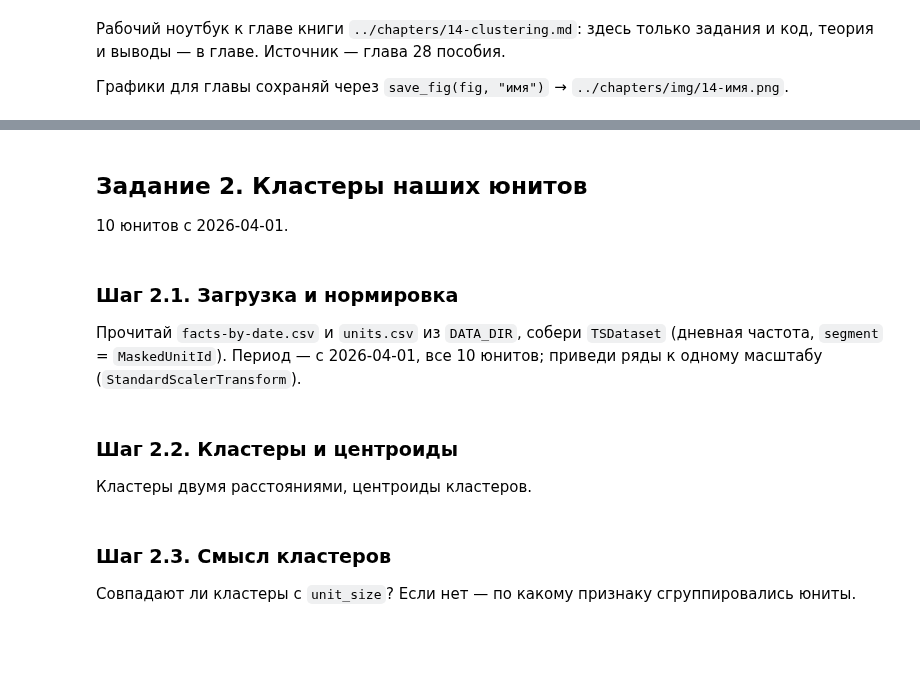
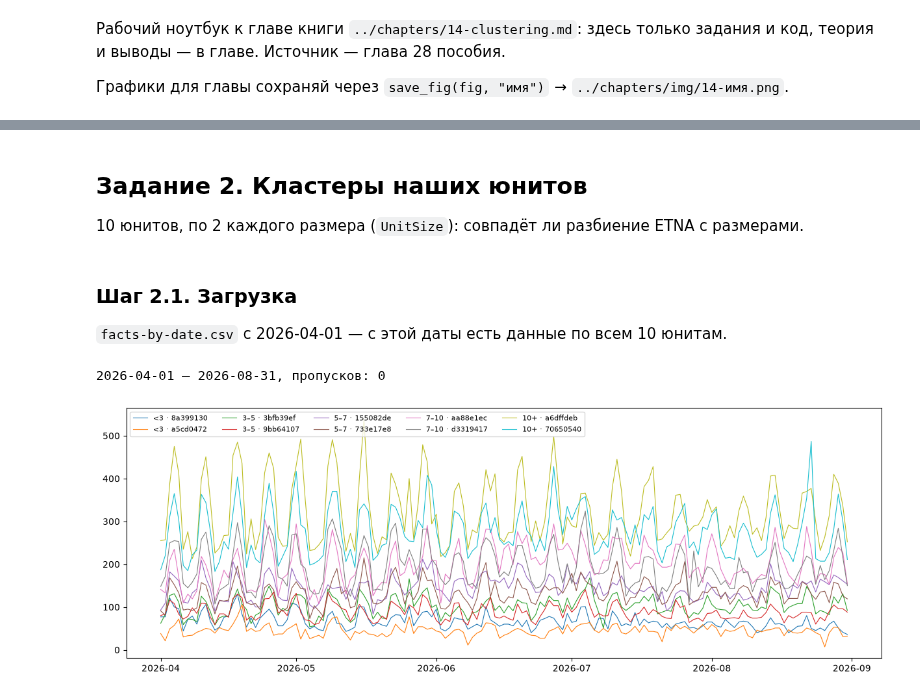
Before and after one commit to skv-analyst/study-data-analytics, a Jupyter notebook: 05-etna/notebooks/14-clustering.ipynb, the cells around one changed output, grey strips where cells are left out. Saved outputs shown, nothing was run; the diff lists cells and outputs as text; code cells hidden in the pictures; blank space fills up the shorter version.

```diff
--- a/05-etna/notebooks/14-clustering.ipynb
+++ b/05-etna/notebooks/14-clustering.ipynb
@@ -44,0 +173,17 @@ def save_fig(fig, name: str) -> None:
+# %%
+# Где DTW и Евклид расходятся: узор один и тот же, но пик сдвинут на день — в среду или в четверг
+frames_shift, true_shift = [], {}
+for peak_day, name in [(2, "wednesday"), (3, "thursday")]:
+    for level in LEVELS:
+        segment = f"{name}_{level}"
+        values = level * (1 + np.where(day_of_week == peak_day, 0.5, 0.0) + rng.normal(0, 0.05, PERIODS))
+        frames_shift.append(pd.DataFrame({"timestamp": timestamps, "segment": segment, "target": values}))
+        true_shift[segment] = name
+ts_shift = TSDataset(pd.concat(frames_shift), freq="D")
+ts_shift.fit_transform([StandardScalerTransform(in_column="target", mode="per-segment")])
+true_shift = pd.Series(true_shift, name="true_group")
+
+compare(true_shift, {
+    "euclid_scaled": cluster(ts_shift, EuclideanClustering(), n_clusters=2),
+    "dtw_scaled": cluster(ts_shift, DTWClustering(), n_clusters=2),
+})
@@ -45,16 +206,31 @@ def save_fig(fig, name: str) -> None:
 # %% [markdown]
 ## Задание 2. Кластеры наших юнитов
 
-10 юнитов с 2026-04-01.
+10 юнитов, по 2 каждого размера (`UnitSize`): совпадёт ли разбиение ETNA с размерами.
 # %% [markdown]
-### Шаг 2.1. Загрузка и нормировка
+### Шаг 2.1. Загрузка
 
-Прочитай `facts-by-date.csv` и `units.csv` из `DATA_DIR`, собери `TSDataset` (дневная частота, `segment` = `MaskedUnitId`). Период — с 2026-04-01, все 10 юнитов; приведи ряды к одному масштабу (`StandardScalerTransform`).
+`facts-by-date.csv` с 2026-04-01 — с этой даты есть данные по всем 10 юнитам.
-# %% [markdown]
-### Шаг 2.2. Кластеры и центроиды
-
-Кластеры двумя расстояниями, центроиды кластеров.
-# %% [markdown]
-### Шаг 2.3. Смысл кластеров
-
-Совпадают ли кластеры с `unit_size`? Если нет — по какому признаку сгруппировались юниты.
+# %%
+# 10 юнитов, по 2 из каждого размера (UnitSize); общий период — с 2026-04-01: два самых маленьких юнита открылись в конце марта
+START = "2026-04-01"
+units = pd.read_csv(f"{DATA_DIR}/units.csv")
+facts = pd.read_csv(f"{DATA_DIR}/facts-by-date.csv", parse_dates=["CalendarDate"])
+facts = facts[facts["CalendarDate"] >= START]
+df_units = facts.rename(columns={"CalendarDate": "timestamp", "MaskedUnitId": "segment", "Fact": "target"})
+ts_units = TSDataset(df_units, freq="D")
+dates = ts_units.to_pandas().index
+
+unit_size = units.set_index("MaskedUnitId")["UnitSize"].rename("unit_size")
+SIZE_ORDER = ["<3", "3–5", "5–7", "7–10", "10+"]
+unit_size = unit_size.loc[unit_size.map(SIZE_ORDER.index).sort_values().index]  # от маленьких к большим
+
+print(f"{dates.min().date()} — {dates.max().date()}, пропусков: {int(ts_units.to_pandas().isna().sum().sum())}")
+fig, ax = plt.subplots(figsize=(15, 5))
+for segment in unit_size.index:
+    ax.plot(dates, ts_units[:, segment, "target"].values, linewidth=0.8, label=f"{unit_size[segment]} · {segment}")
+ax.legend(ncol=5, fontsize=8, loc="upper left")
+save_fig(fig, "units")
+# %% [output]
+2026-04-01 — 2026-08-31, пропусков: 0
+[figure, added]
```
Also changed, not shown: parts of 28 cells of this notebook, 5 other files.
